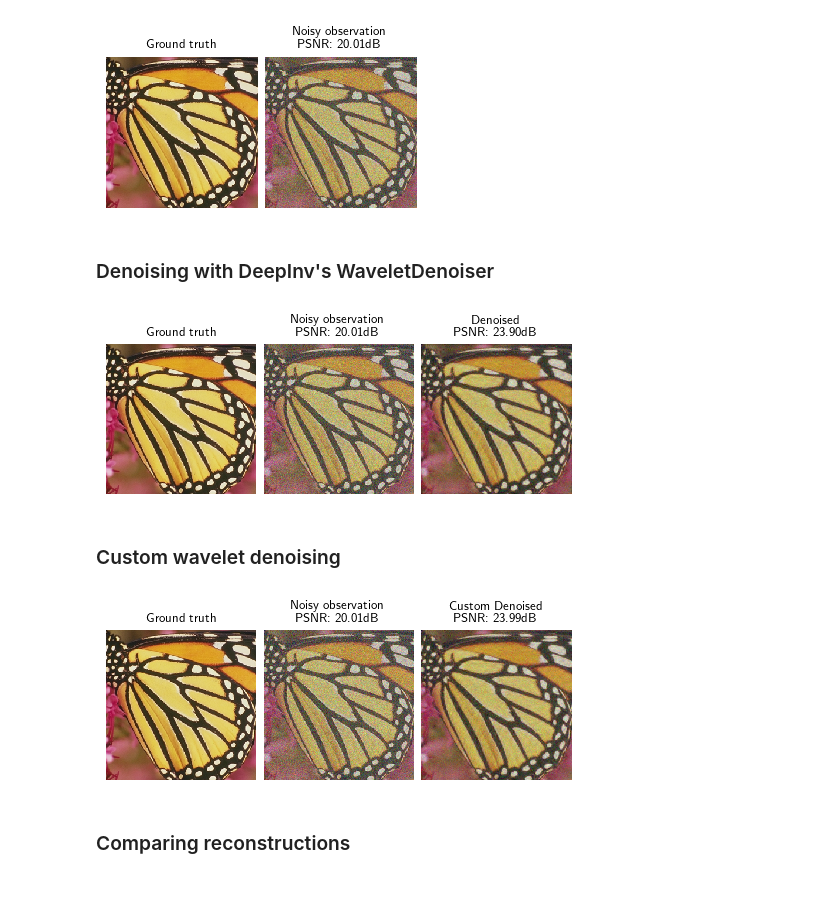
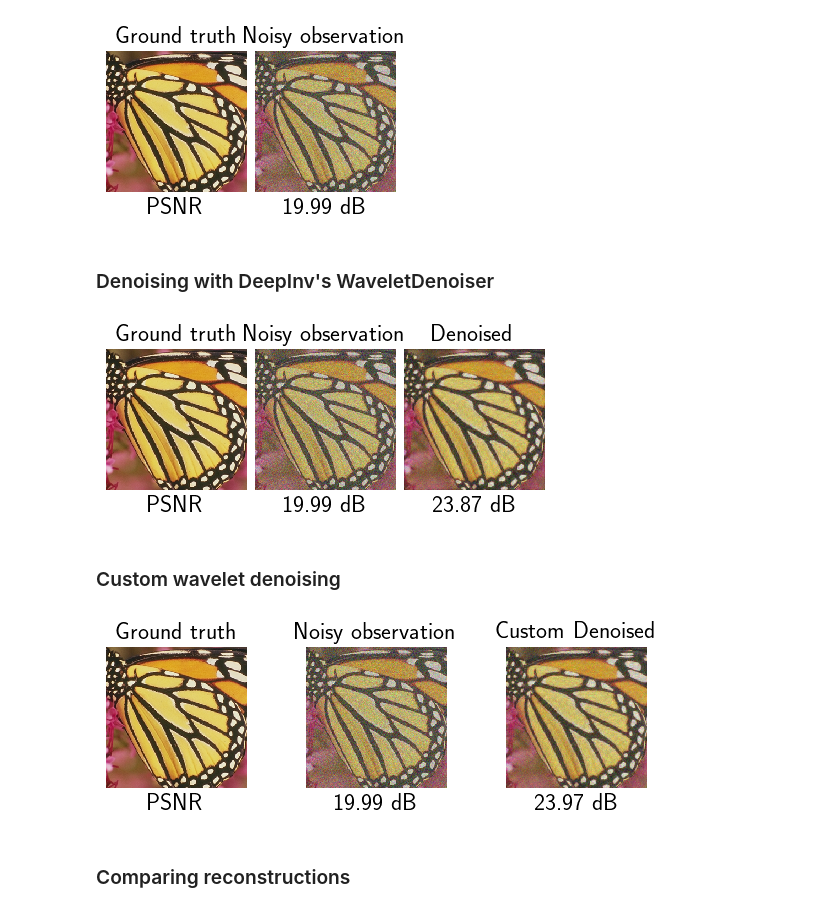
Before and after one commit to laugaguillaume/IMLFISTA, a Jupyter notebook: notebooks/wavelet_prior.ipynb, the cells around one changed output. Drawn from its saved outputs; the diff is of its cells as text; code cells hidden in the pictures.

```diff
--- a/notebooks/wavelet_prior.ipynb
+++ b/notebooks/wavelet_prior.ipynb
@@ -7,15 +50,13 @@ PSNR = dinv.metric.PSNR()
 # %%
-x_true = dinv.utils.load_example("butterfly.png", device='cpu')
-
 gaussian_noise = dinv.physics.GaussianNoise(sigma=0.1)
 physics = dinv.physics.Denoising(gaussian_noise)
 
 y = physics(x_true)
 psnr_y = PSNR(x_true, y).item()
 
-dinv.utils.plot([x_true, y], titles=['Ground truth', f'Noisy observation\n PSNR: {psnr_y:.2f}dB'])
+dinv.utils.plot([x_true, y], titles=['Ground truth', f'Noisy observation'], subtitles=['PSNR', f'{psnr_y:.2f} dB'], cmap='gray')
 # %% [output]
-[figure, old version]
+[figure, new version]
 # %% [markdown]
 ### Denoising with DeepInv's WaveletDenoiser
 # %%
@@ -24,9 +65,9 @@ wavelet_denoiser = dinv.models.WaveletDenoiser(level=3, wv='db8')
 y_denoised = wavelet_denoiser(y, ths=0.1)
 psnr_y_denoised = PSNR(x_true, y_denoised).item()
 
-dinv.utils.plot([x_true, y, y_denoised], titles=['Ground truth', f'Noisy observation\n PSNR: {psnr_y:.2f}dB', f'Denoised\n PSNR: {psnr_y_denoised:.2f}dB'])
+dinv.utils.plot([x_true, y, y_denoised], titles=['Ground truth', f'Noisy observation', f'Denoised'], subtitles=['PSNR', f'{psnr_y:.2f} dB', f'{psnr_y_denoised:.2f} dB'])
 # %% [output]
-[figure, old version]
+[figure, new version]
 # %% [markdown]
 ### Custom wavelet denoising
 # %%
@@ -47,9 +88,9 @@ for j in range(1, len(y_wavelet)):
 
 y_denoised_custom = torch.from_numpy(pywt.waverec2(y_wavelet_thresholded, 'db8'))
 
-dinv.utils.plot([x_true, y, y_denoised_custom], titles=['Ground truth', f'Noisy observation\n PSNR: {psnr_y:.2f}dB', f'Custom Denoised\n PSNR: {PSNR(x_true, y_denoised_custom).item():.2f}dB'])
+dinv.utils.plot([x_true, y, y_denoised_custom], titles=['Ground truth', f'Noisy observation', f'Custom Denoised'], subtitles=['PSNR', f'{psnr_y:.2f} dB', f'{PSNR(x_true, y_denoised_custom).item():.2f} dB'], cmap='gray', tight=False)
 # %% [output]
-[figure, old version]
+[figure, new version]
 # %% [markdown]
 ### Comparing reconstructions
 # %%
```
Also changed, not shown: parts of 3 cells of this notebook, 4 other files.
